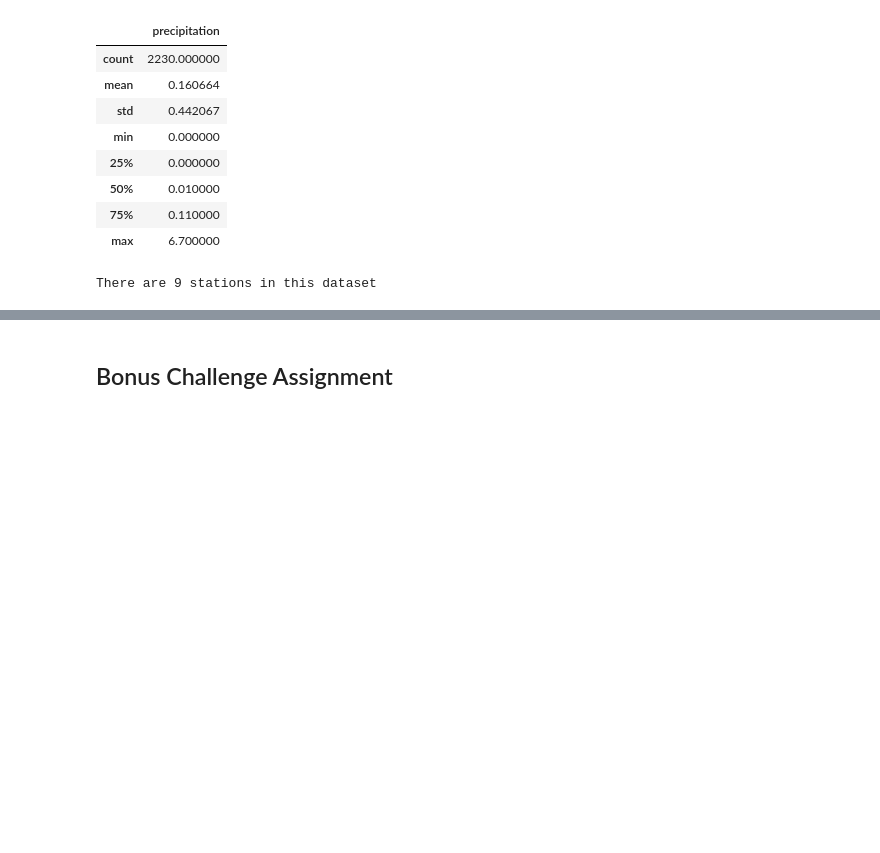
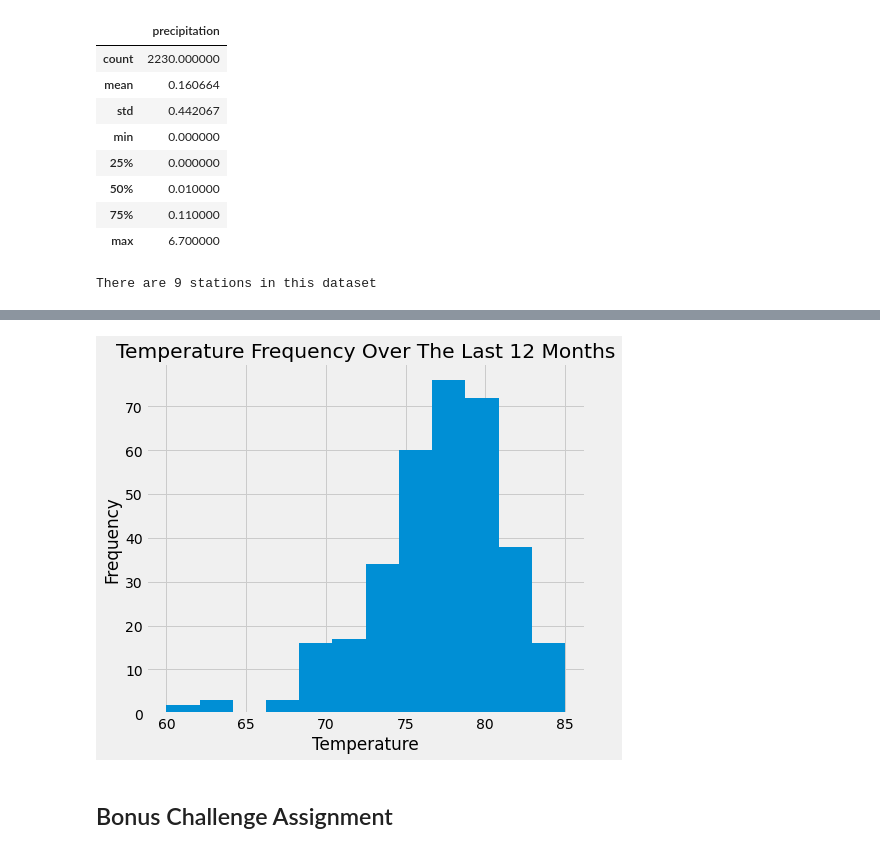
Before and after one commit to ConnorHz/HawaiianClimateAnalysis, a Jupyter notebook: climate_starter.ipynb, the cells around one changed output, grey strips where cells are left out. Cells and saved outputs as stored; diff of their text form; code cells hidden in the pictures; blank space fills up the shorter version.

```diff
--- a/climate_starter.ipynb
+++ b/climate_starter.ipynb
@@ -114,3 +121,18 @@ df_stations.head(total_stations)
+# %%
+station_temps = session.query(measurement.c.tobs).\
+    filter(measurement.c.station == most_active_station).filter(measurement.c.date >= year_ago).\
+    all()
+
+df_temps = pd.DataFrame(station_temps, columns=['temp'])
+
+ax = df_temps.plot(kind='hist', bins=12, title='Temperature Frequency Over The Last 12 Months', figsize=(7,6))
+ax.set_ylabel('Frequency')
+ax.set_xlabel('Temperature')
+ax.get_legend().remove()
+
+plt.show()
+# %% [output]
+[figure, added]
 # %% [markdown]
 ## Bonus Challenge Assignment
 # %%
```
Also changed, not shown: parts of 5 cells of this notebook.
